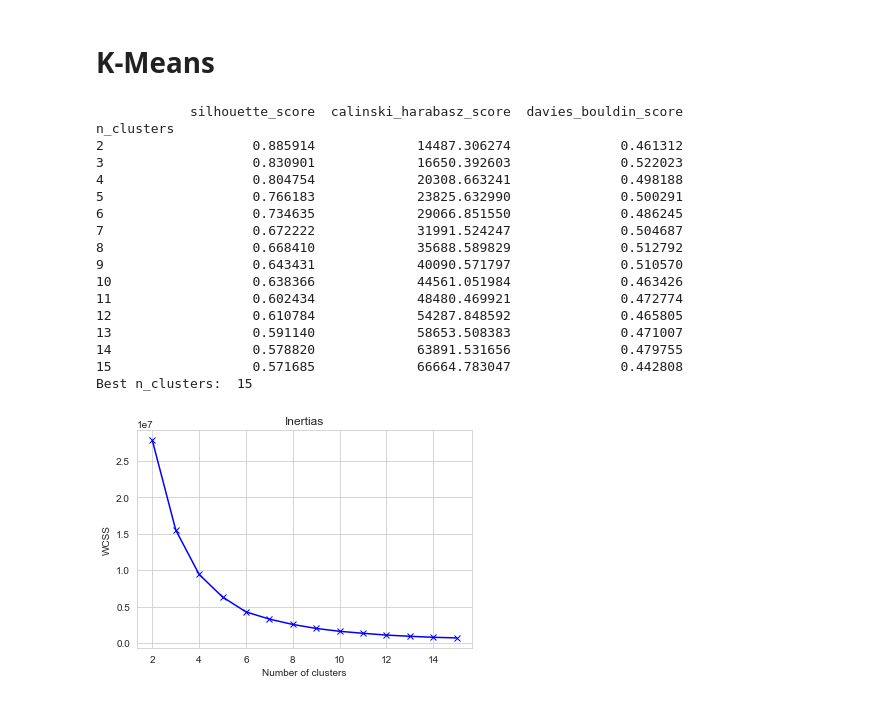
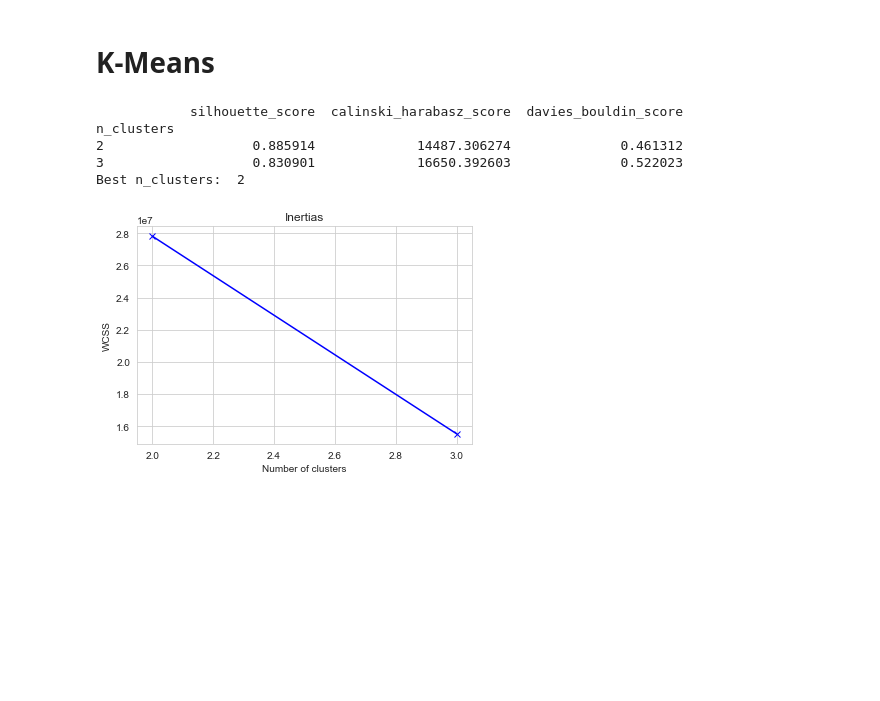
Before and after one commit to AT181903/YelpDatasetAnalysis, a Jupyter notebook: tasks/business_task.ipynb, the cells around one changed output. Drawn from its saved outputs; the diff is of its cells as text; code cells hidden in the pictures; blank space fills up the shorter version.

```diff
--- a/tasks/business_task.ipynb
+++ b/tasks/business_task.ipynb
@@ -42,4 +42,4 @@ df_business_filtered.head(5)
 # %%
 to_drop = ['business_id', 'address', 'categories', 'city', 'latitude', 'longitude', 'name', 'state', 'postal_code']
 
-df_business_dropped = df_business_filtered.drop(to_drop, axis=1)
+df_business_filtered_dropped = df_business_filtered.drop(to_drop, axis=1)
@@ -165,27 +171,16 @@ def plot_clusters(algorithm, data_frame, num_row, num_col, fig_width, fig_height
 from sklearn.cluster import KMeans
 from sklearn.metrics import silhouette_score, calinski_harabasz_score, davies_bouldin_score
 # %%
-df_business_dropped_kmeans = df_business_dropped.copy()
+df_business_dropped_kmeans = df_business_filtered_dropped.copy()
 # %%
-df_cluster_kmeans = score_plot_and_get_best(df_business_dropped_kmeans, "kmeans", np.arange(2, 16))
+df_cluster_kmeans = score_plot_and_get_best(df_business_dropped_kmeans, "kmeans", np.arange(2, 4))
+df_cluster_kmeans.shape
 # %% [output]
             silhouette_score  calinski_harabasz_score  davies_bouldin_score
 n_clusters
 2                   0.885914             14487.306274              0.461312
 3                   0.830901             16650.392603              0.522023
-4                   0.804754             20308.663241              0.498188
-5                   0.766183             23825.632990              0.500291
-6                   0.734635             29066.851550              0.486245
-7                   0.672222             31991.524247              0.504687
-8                   0.668410             35688.589829              0.512792
-9                   0.643431             40090.571797              0.510570
-10                  0.638366             44561.051984              0.463426
-11                  0.602434             48480.469921              0.472774
-12                  0.610784             54287.848592              0.465805
-13                  0.591140             58653.508383              0.471007
-14                  0.578820             63891.531656              0.479755
-15                  0.571685             66664.783047              0.442808
-Best n_clusters:  15
+Best n_clusters:  2
-[figure, old version]
+[figure, new version]
 # %%
 df_business_merged_dropped_kmeans = add_new_column('kmeans', df_cluster_kmeans, df_business_dropped_kmeans)
```
Also changed, not shown: parts of 13 cells of this notebook.
